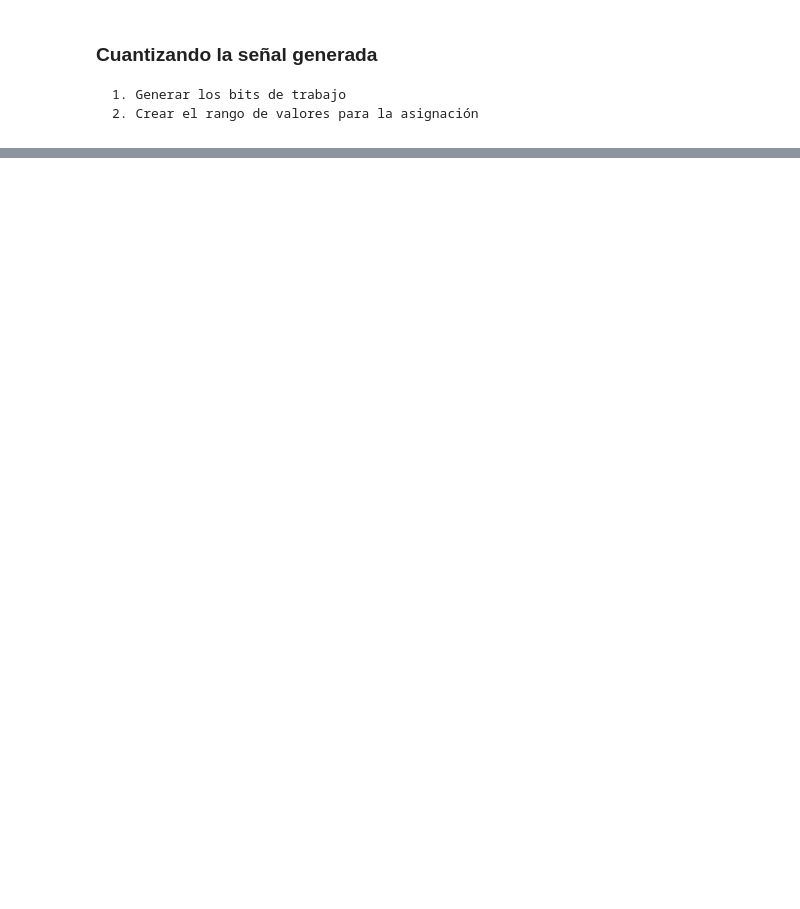
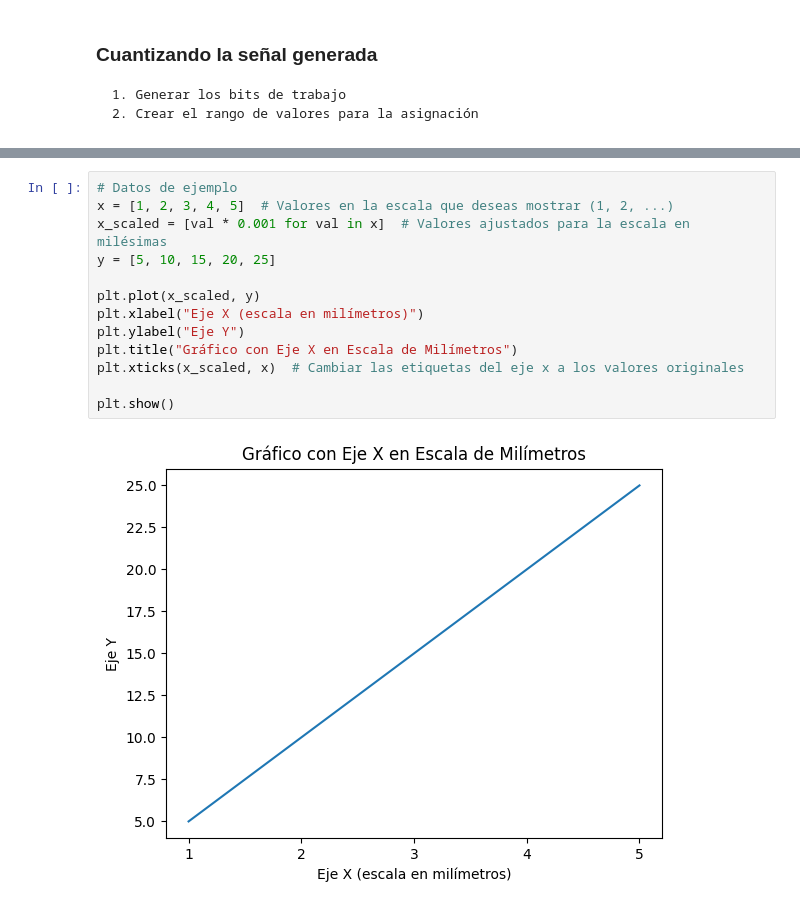
Before and after one commit to dbsalazarr/converter-ad-da, a Jupyter notebook: graphic_functions.ipynb, the cells around one changed output, grey strips where cells are left out. Cells and saved outputs as stored; diff of their text form; blank space fills up the shorter version.

```diff
--- a/graphic_functions.ipynb
+++ b/graphic_functions.ipynb
@@ -35,0 +54,15 @@ plt.show()
+# %%
+# Datos de ejemplo
+x = [1, 2, 3, 4, 5]  # Valores en la escala que deseas mostrar (1, 2, ...)
+x_scaled = [val * 0.001 for val in x]  # Valores ajustados para la escala en milésimas
+y = [5, 10, 15, 20, 25]
+
+plt.plot(x_scaled, y)
+plt.xlabel("Eje X (escala en milímetros)")
+plt.ylabel("Eje Y")
+plt.title("Gráfico con Eje X en Escala de Milímetros")
+plt.xticks(x_scaled, x)  # Cambiar las etiquetas del eje x a los valores originales
+
+plt.show()
+# %% [output]
+[figure, added]
```
Also changed, not shown: parts of 5 cells of this notebook, 3 other files.
